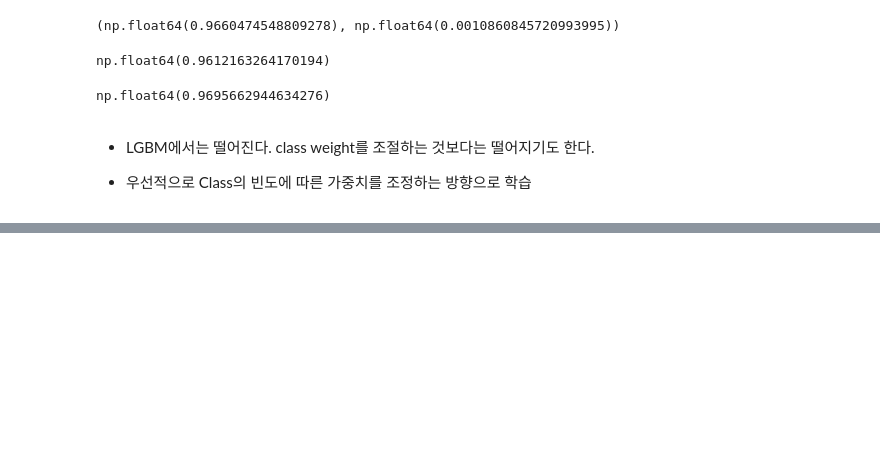
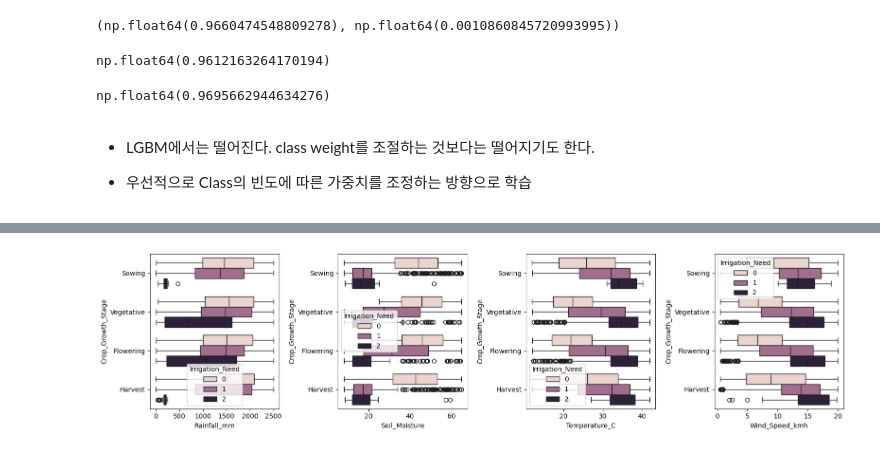
Before and after one commit to sunkusun9/ml-labs, a Jupyter notebook: examples/kaggle_s6e4/2.exploration.ipynb, the cells around one changed output, grey strips where cells are left out. Saved outputs shown, nothing was run; the diff lists cells and outputs as text; code cells hidden in the pictures; blank space fills up the shorter version.

```diff
--- a/examples/kaggle_s6e4/2.exploration.ipynb
+++ b/examples/kaggle_s6e4/2.exploration.ipynb
@@ -545,0 +840,10 @@ np.float64(0.9695662944634276)
+# %%
+_, axes = plt.subplots(1, 4, figsize = (16, 4))
+sns.boxplot(df_train.sample(frac=0.1), y = 'Crop_Growth_Stage', x = 'Rainfall_mm', hue = y, ax=axes[0])
+sns.boxplot(df_train.sample(frac=0.1), y = 'Crop_Growth_Stage', x = 'Soil_Moisture', hue = y, ax=axes[1])
+sns.boxplot(df_train.sample(frac=0.1), y = 'Crop_Growth_Stage', x = 'Temperature_C', hue = y, ax=axes[2])
+sns.boxplot(df_train.sample(frac=0.1), y = 'Crop_Growth_Stage', x = 'Wind_Speed_kmh', hue = y, ax=axes[3])
+plt.tight_layout()
+plt.show()
+# %% [output]
+[figure, added]
```
Also changed, not shown: parts of 30 cells of this notebook, 10 other files.
